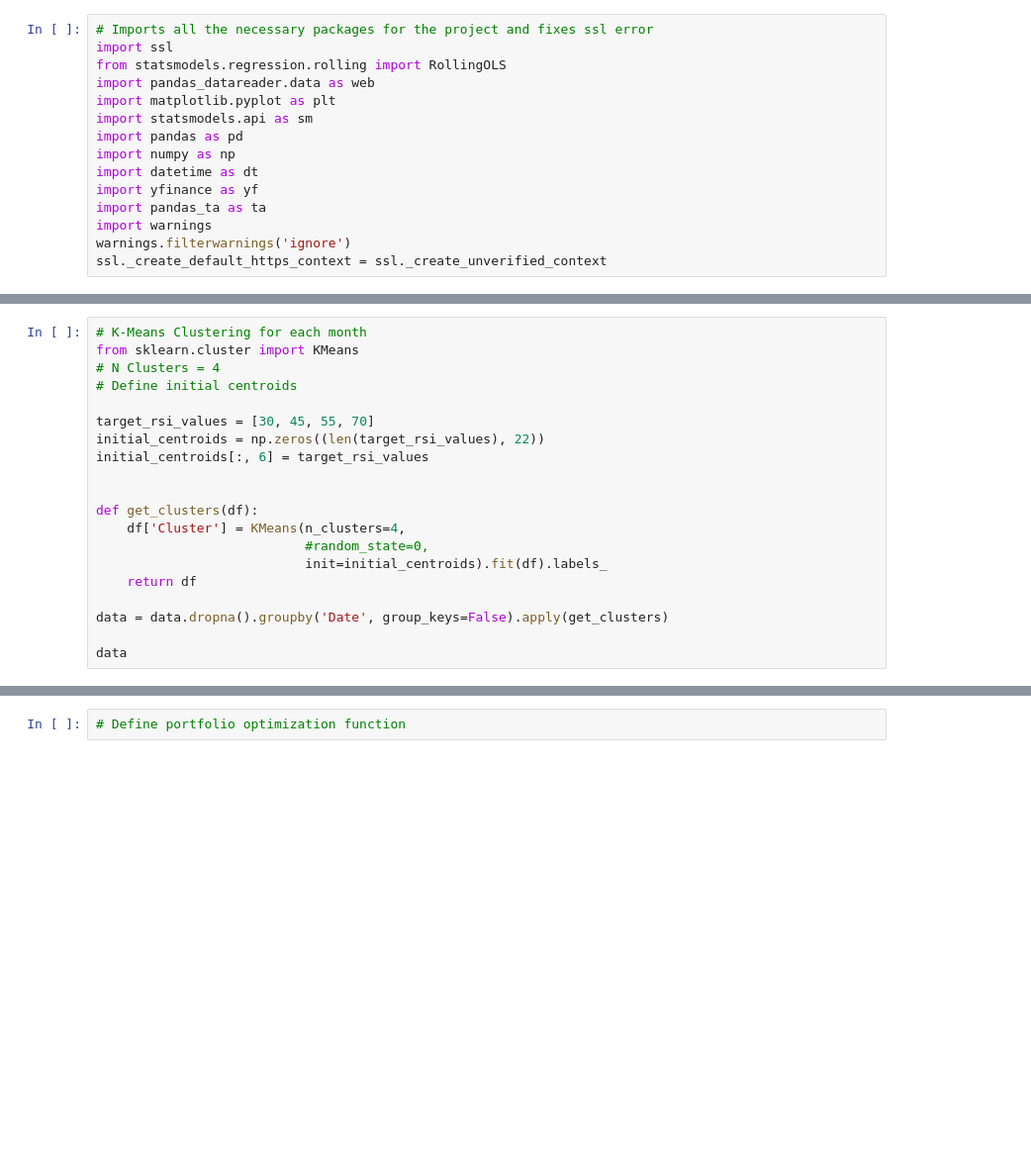
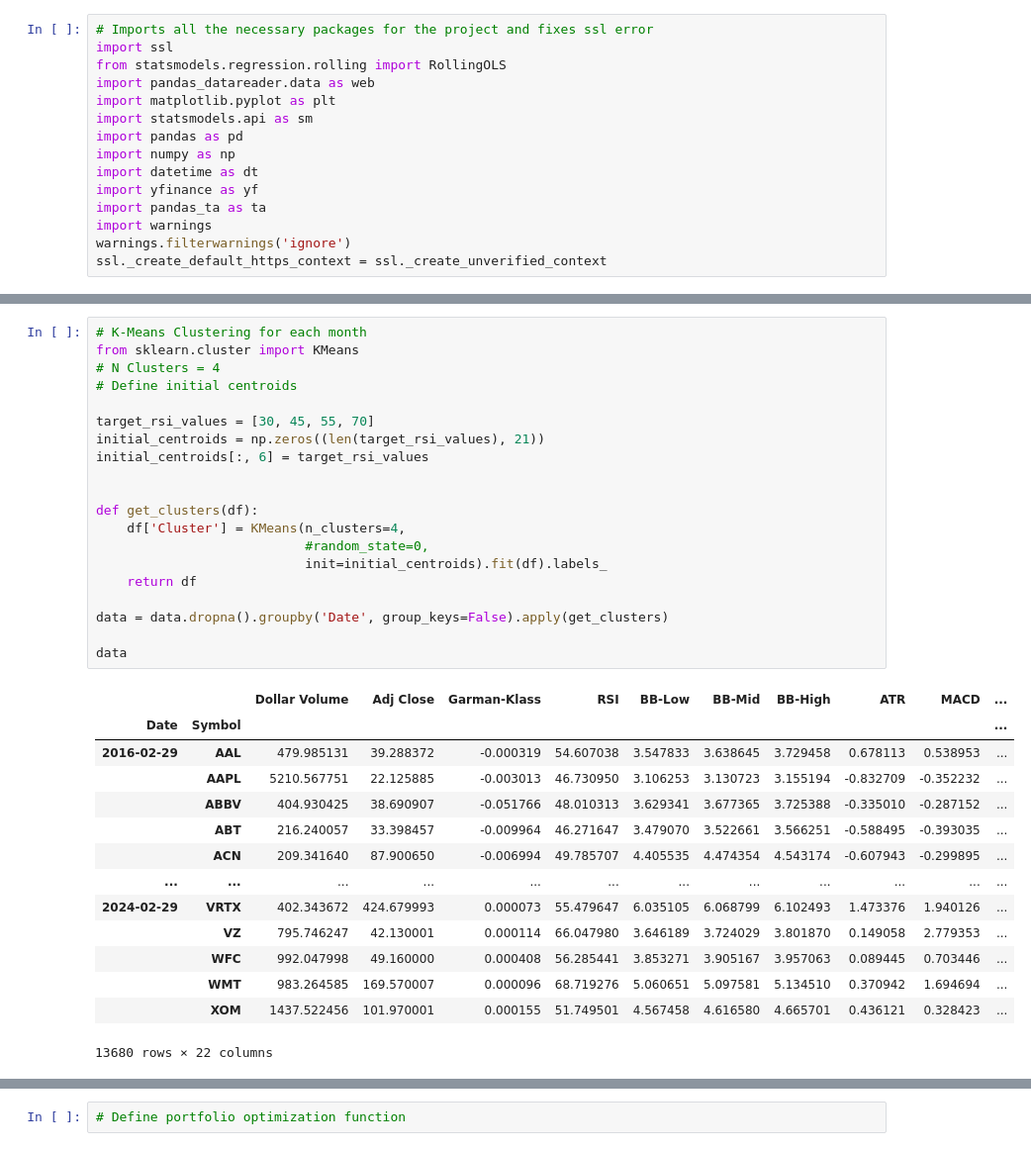
Before and after one commit to wtcrowe4/ml-algo-trading, a Jupyter notebook: quant_strats.ipynb, the cells around one changed output, grey strips where cells are left out. Shown at 99% size. Cells and saved outputs as stored; diff of their text form; blank space fills up the shorter version.

```diff
--- a/quant_strats.ipynb
+++ b/quant_strats.ipynb
@@ -142,23 +234,38 @@ data.info()
 # %%
 # K-Means Clustering for each month
 from sklearn.cluster import KMeans
 # N Clusters = 4
 # Define initial centroids
 
 target_rsi_values = [30, 45, 55, 70]
-initial_centroids = np.zeros((len(target_rsi_values), 22))
+initial_centroids = np.zeros((len(target_rsi_values), 21))
 initial_centroids[:, 6] = target_rsi_values
 
 
 def get_clusters(df):
     df['Cluster'] = KMeans(n_clusters=4,
                            #random_state=0,
                            init=initial_centroids).fit(df).labels_
     return df
 
 data = data.dropna().groupby('Date', group_keys=False).apply(get_clusters)
 
 data
+# %% [output]
+|  |  | Dollar Volume | Adj Close | Garman-Klass | RSI | BB-Low | BB-Mid | BB-High | ATR | MACD | ... |
+| Date | Symbol |  |  |  |  |  |  |  |  |  | ... |
+| 2016-02-29 | AAL | 479.985131 | 39.288372 | -0.000319 | 54.607038 | 3.547833 | 3.638645 | 3.729458 | 0.678113 | 0.538953 | ... |
+|  | AAPL | 5210.567751 | 22.125885 | -0.003013 | 46.730950 | 3.106253 | 3.130723 | 3.155194 | -0.832709 | -0.352232 | ... |
+|  | ABBV | 404.930425 | 38.690907 | -0.051766 | 48.010313 | 3.629341 | 3.677365 | 3.725388 | -0.335010 | -0.287152 | ... |
+|  | ABT | 216.240057 | 33.398457 | -0.009964 | 46.271647 | 3.479070 | 3.522661 | 3.566251 | -0.588495 | -0.393035 | ... |
+|  | ACN | 209.341640 | 87.900650 | -0.006994 | 49.785707 | 4.405535 | 4.474354 | 4.543174 | -0.607943 | -0.299895 | ... |
+| ... | ... | ... | ... | ... | ... | ... | ... | ... | ... | ... | ... |
+| 2024-02-29 | VRTX | 402.343672 | 424.679993 | 0.000073 | 55.479647 | 6.035105 | 6.068799 | 6.102493 | 1.473376 | 1.940126 | ... |
+|  | VZ | 795.746247 | 42.130001 | 0.000114 | 66.047980 | 3.646189 | 3.724029 | 3.801870 | 0.149058 | 2.779353 | ... |
+|  | WFC | 992.047998 | 49.160000 | 0.000408 | 56.285441 | 3.853271 | 3.905167 | 3.957063 | 0.089445 | 0.703446 | ... |
+|  | WMT | 983.264585 | 169.570007 | 0.000096 | 68.719276 | 5.060651 | 5.097581 | 5.134510 | 0.370942 | 1.694694 | ... |
+|  | XOM | 1437.522456 | 101.970001 | 0.000155 | 51.749501 | 4.567458 | 4.616580 | 4.665701 | 0.436121 | 0.328423 | ... |
+13680 rows × 22 columns
 # %%
 # Plot Clusters
 # def plot_clusters(df):
```
Also changed, not shown: parts of 8 cells of this notebook.
